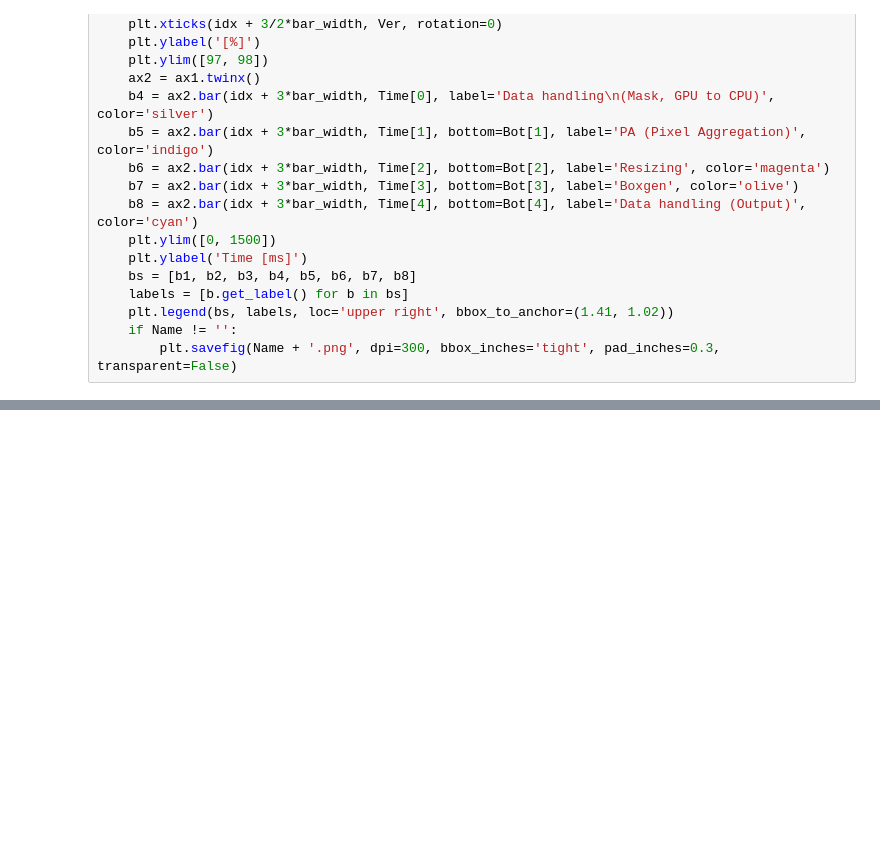
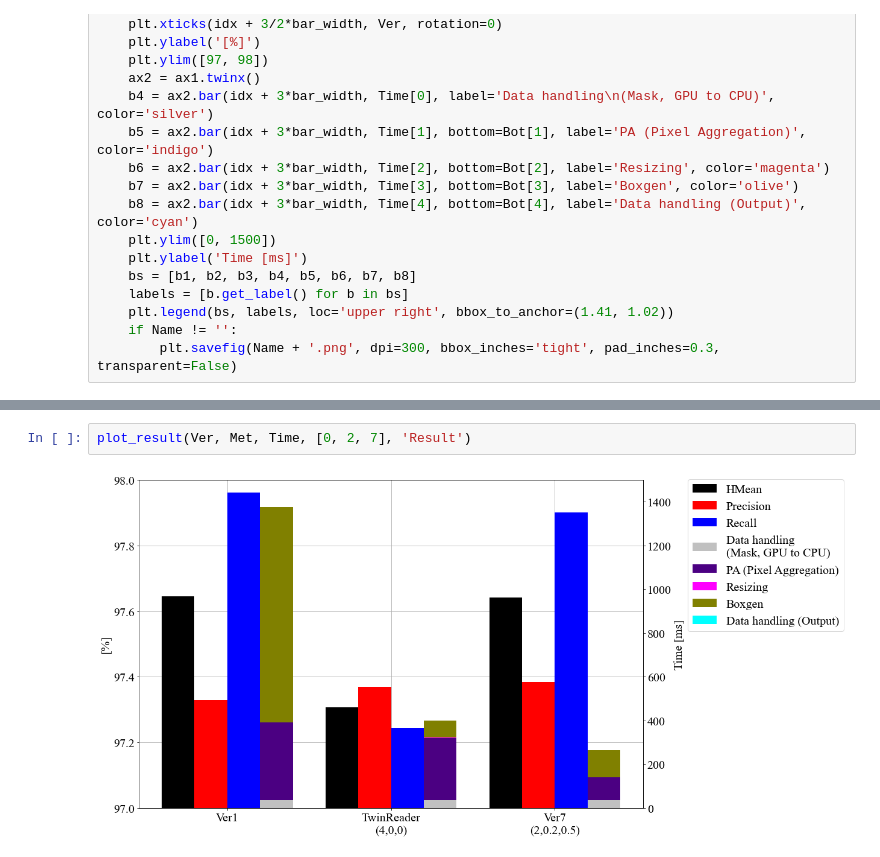
Before and after one commit to Zerohertz/pan_pp.pytorch, a Jupyter notebook: results/Ver7_2_0.2_0.5/Results.ipynb, the cells around one changed output, grey strips where cells are left out. Drawn from its saved outputs; the diff is of its cells as text; blank space fills up the shorter version.

Commit message:
:bento: Update: Results of Ver7

```diff
--- a/results/Ver7_2_0.2_0.5/Results.ipynb
+++ b/results/Ver7_2_0.2_0.5/Results.ipynb
@@ -134,0 +135,4 @@ plot_result(Ver, Met, Time, [0, 1, 2, 3, 4, 5, 6, 7], 'Ver7_Base')
+# %%
+plot_result(Ver, Met, Time, [0, 2, 7], 'Result')
+# %% [output]
+[figure, added]
```
Also changed, not shown: parts of 1 cell of this notebook, 2 other files.
